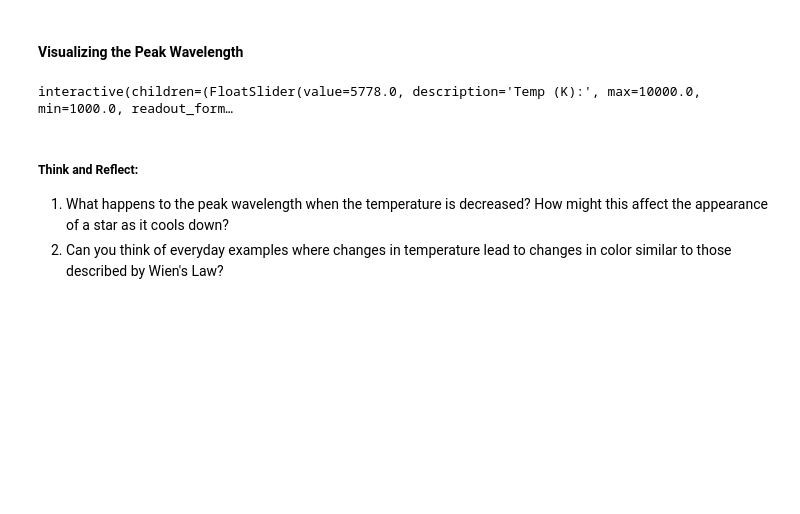
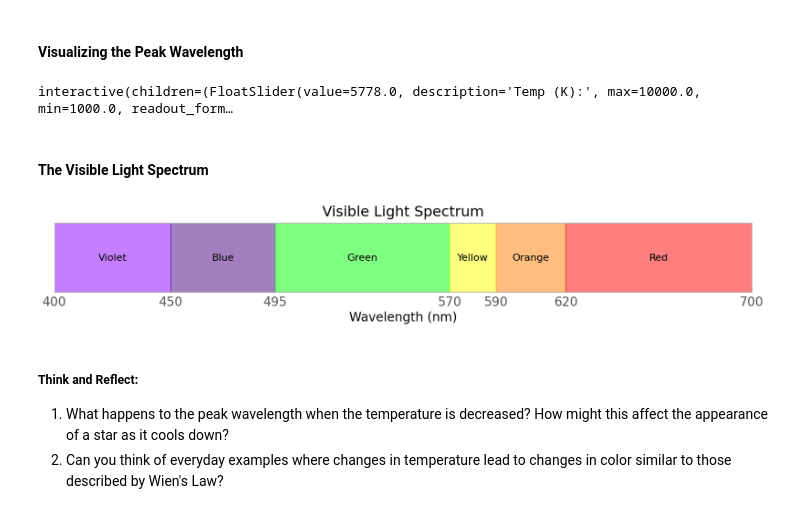
Before and after one commit to louisbranch/cmb_workshop, a Jupyter notebook: notebook.ipynb, the cells around one changed output. Cells and saved outputs as stored; diff of their text form; code cells hidden in the pictures; blank space fills up the shorter version.

Commit message:
Add visible spectrum plot

```diff
--- a/notebook.ipynb
+++ b/notebook.ipynb
@@ -185,6 +185,12 @@ All tests passed! Your implementation appears to be correct.
 plot.interactive_peak_wavelength(wavelengths, blackbody_radiation_law, peak_wavelength)
 # %% [output]
 interactive(children=(FloatSlider(value=5778.0, description='Temp (K):', max=10000.0, min=1000.0, readout_form…
+# %% [markdown]
+#### The Visible Light Spectrum
+# %%
+plot.visibile_wavelengths()
+# %% [output]
+[figure, added]
 # %% [markdown]
 ##### Think and Reflect:
 1. What happens to the peak wavelength when the temperature is decreased? How might this affect the appearance of a star as it cools down?
```
Also changed, not shown: 1 other file.
